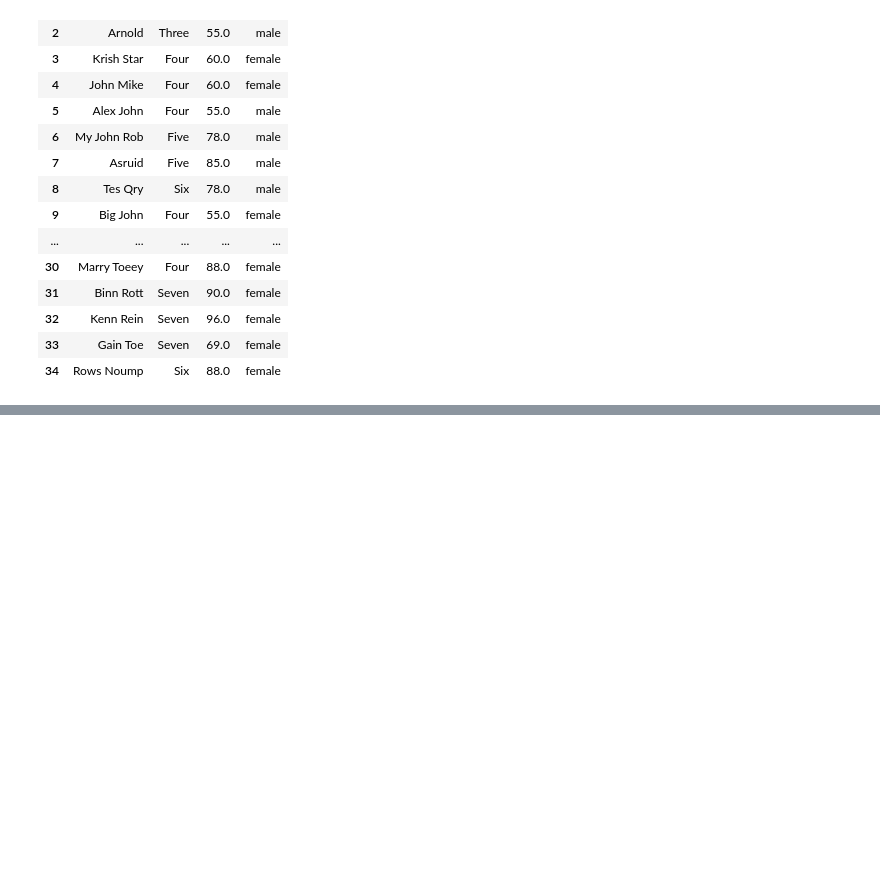
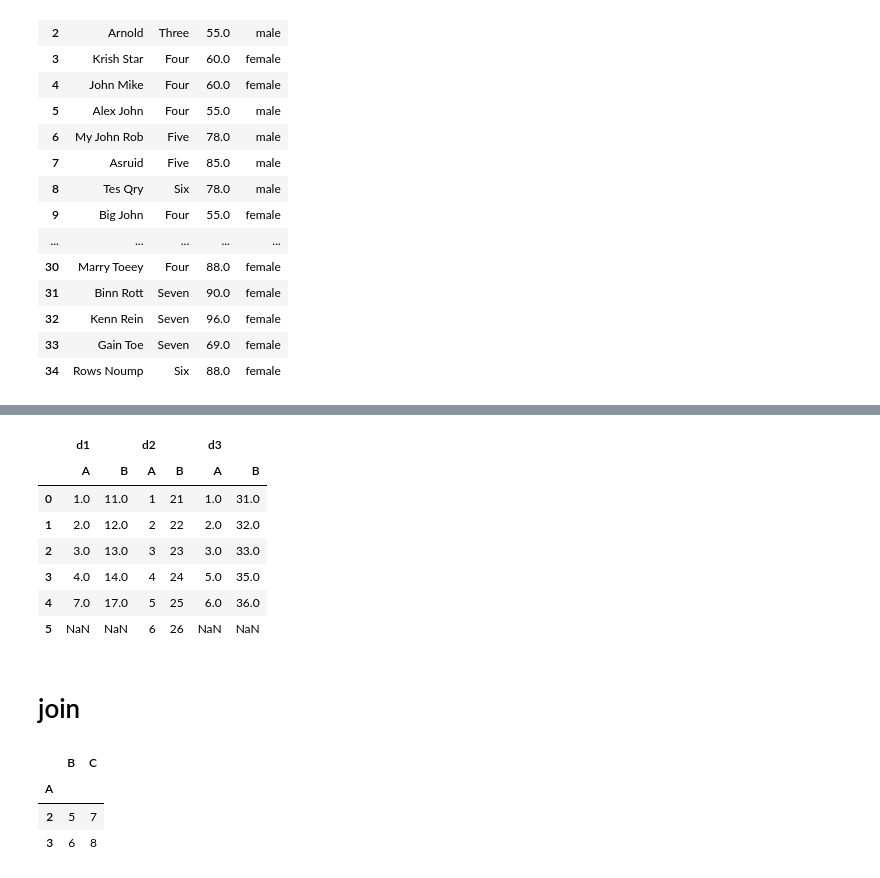
Before and after one commit to kapilbunni/Pandas, a Jupyter notebook: intro.ipynb, the cells around one changed output, grey strips where cells are left out. Saved outputs shown, nothing was run; the diff lists cells and outputs as text; code cells hidden in the pictures; blank space fills up the shorter version.

```diff
--- a/intro.ipynb
+++ b/intro.ipynb
@@ -1089,0 +1191,31 @@ df.fillna(method='ffill')
+# %%
+# Merge in pandas works based on the key column
+# Merge dont support more than two dataframes in a single merge function
+
+# When we pass the key column in the to merge function,
+# It checks the values of keycolumns of both the dataframes
+# and returns the rows of keycolumn values that are in common (Intersection by default)
+
+# We can also get the values of left-join, right-join, outer-join using the "how" parameter.
+# Missing places will be filled with NaN
+
+# If we wanna know from where the data is originated in merge operation we can use "indicator" parameter.
+
+import pandas as pd
+
+df1 = pd.DataFrame({"A":[1,2,3,4,7],"B":[11,12,13,14,17]})
+
+df2 = pd.DataFrame({"A":[1,2,3,4,5,6],"C":[21,22,23,24,25,26]})
+
+df3 = pd.DataFrame({"A":[1,2,3,5,6],"B":[31,32,33,35,36]})
+
+pd.merge(df1,df2,on="A",how="outer",indicator=True)
+
+# If incase you have same column names in dataframe
+# we can use "left_index=true" and "right_index = true"
+# By this we can see all the columns present,
+# this will apppend an extra variable like _x and _y for each dataframe columns
+# We can also pass suffix if required as we have two dataframes we need to pass two suffixes, one for each
+#
+
+pd.merge(df1,df3,left_index=True,right_index=True,suffixes=("kapil","Bunni"))
@@ -1089,0 +1255,48 @@ df.fillna(method='ffill')
+# %%
+# Unlike concat we can merge multpile dataframes and series using concat
+
+df1 = pd.DataFrame({"A":[1,2,3,4,7],"B":[11,12,13,14,17]})
+
+df2 = pd.DataFrame({"A":[1,2,3,4,5,6],"B":[21,22,23,24,25,26]})
+
+# If wanna merge two series or dataframes side-by-side use "axis=1"
+# else wanna merge in top-and-bottom fashion use "axis=0" (it is default value, we can skip this)
+pd.concat([df1,df2,df2],axis=1)
+# print(pd.concat([sr1,sr2],axis=1))
+
+# we can also give keys for merging tha data
+pd.concat([df1,df2,df3],axis=1,keys=["d1","d2","d3"])
+# %% [output]
+|  | d1 |  | d2 |  | d3 |  |
+|  | A | B | A | B | A | B |
+| 0 | 1.0 | 11.0 | 1 | 21 | 1.0 | 31.0 |
+| 1 | 2.0 | 12.0 | 2 | 22 | 2.0 | 32.0 |
+| 2 | 3.0 | 13.0 | 3 | 23 | 3.0 | 33.0 |
+| 3 | 4.0 | 14.0 | 4 | 24 | 5.0 | 35.0 |
+| 4 | 7.0 | 17.0 | 5 | 25 | 6.0 | 36.0 |
+| 5 | NaN | NaN | 6 | 26 | NaN | NaN |
+# %% [markdown]
+# join
+# %%
+# join in pandas is used to combine two or more DataFrames using a common column as the key
+# for the join operation. It provides a convenient way to perform database-style joins, similar to SQL joins,
+# and allows you to merge DataFrames based on a shared column
+# params we can pass:
+# on : The name of the column or index level to join on.
+# how : The type of join to perform(e.g.,'left','right','inner','outer')
+# 'lsuffix' and 'rsuffix': Suffixes to append to overlapping column names in the left and right
+# DataFrames when there are naming conflicts
+
+import pandas as pd
+
+df1 = pd.DataFrame({"A":[1,2,3],"B":[4,5,6]})
+df2 = pd.DataFrame({"A":[2,3,4], "C":[7,8,9]})
+
+# join df1 and df2 on column "A" using inner-join
+result = df1.set_index("A").join(df2.set_index("A"), on='A', how='inner')
+result
+# %% [output]
+|  | B | C |
+| A |  |  |
+| 2 | 5 | 7 |
+| 3 | 6 | 8 |
```
Also changed, not shown: parts of 20 cells of this notebook.
